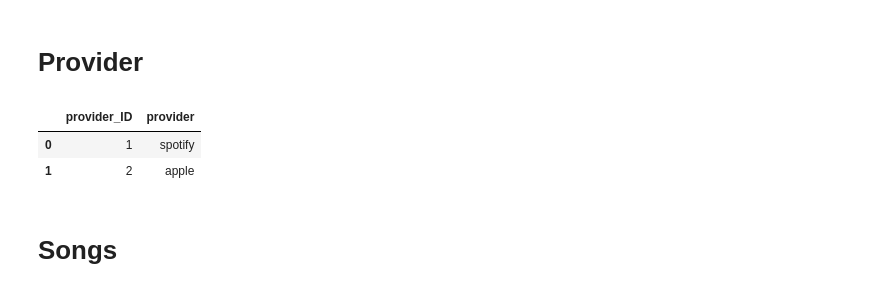
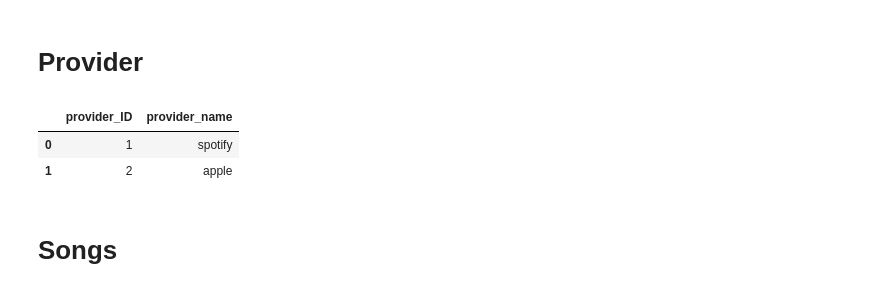
Before and after one commit to alvessab/project2_top_charts, a Jupyter notebook: transformation_notebook final.ipynb, the cells around one changed output. Saved outputs shown, nothing was run; the diff lists cells and outputs as text; code cells hidden in the pictures.

```diff
--- a/transformation_notebook final.ipynb
+++ b/transformation_notebook final.ipynb
@@ -475,10 +499,10 @@ albums2.to_csv("final_csvs/albums.csv", index=False)
 # %%
 provider = pd.DataFrame()
 provider["provider_ID"] = [1,2]
-provider["provider"] = ["spotify", "apple"]
+provider["provider_name"] = ["spotify", "apple"]
 provider
 # %% [output]
-|  | provider_ID | provider |
+|  | provider_ID | provider_name |
 | 0 | 1 | spotify |
 | 1 | 2 | apple |
 # %%
```
Also changed, not shown: parts of 5 cells of this notebook, 5 other files.
